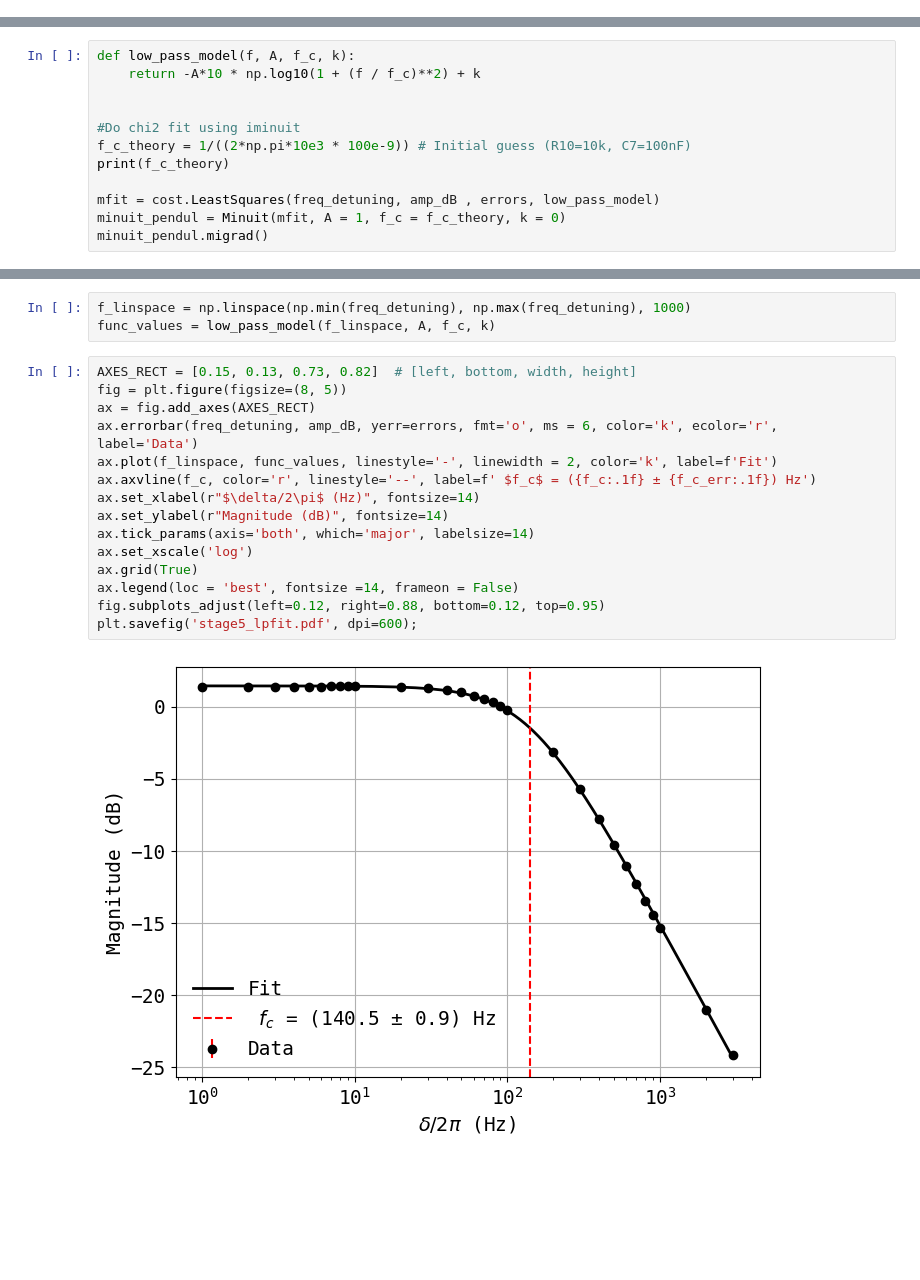
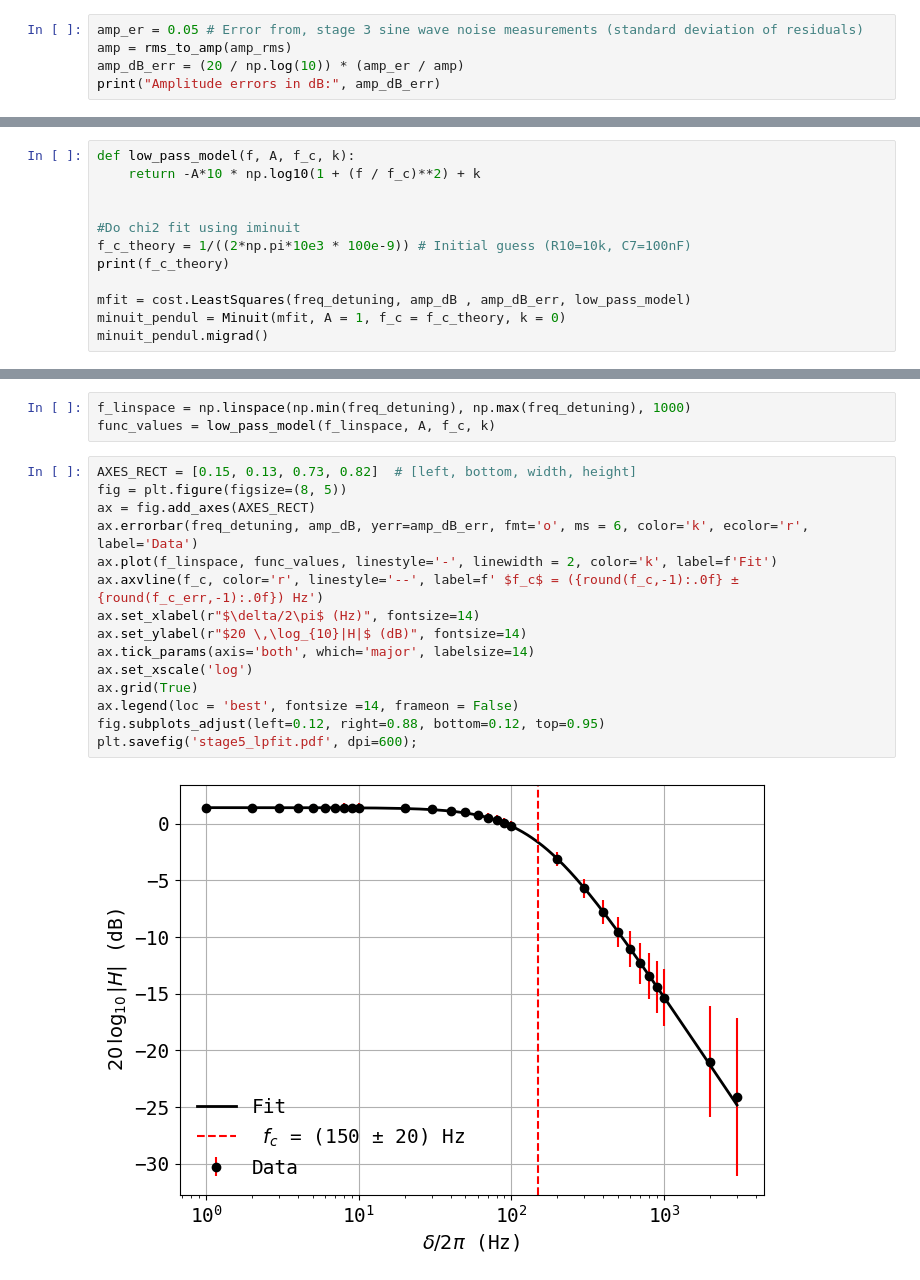
Before and after one commit to askeroelshoej/SP-Lock-In-Amp, a Jupyter notebook: experiment/analysis_stage_5.ipynb, the cells around one changed output, grey strips where cells are left out. Saved outputs shown, nothing was run; the diff lists cells and outputs as text; blank space fills up the shorter version.

```diff
--- a/experiment/analysis_stage_5.ipynb
+++ b/experiment/analysis_stage_5.ipynb
@@ -65,0 +66,5 @@ Estimated noise level (std of residuals): 0.0130 dB
+# %%
+amp_er = 0.05 # Error from, stage 3 sine wave noise measurements (standard deviation of residuals)
+amp = rms_to_amp(amp_rms)
+amp_dB_err = (20 / np.log(10)) * (amp_er / amp)
+print("Amplitude errors in dB:", amp_dB_err)
@@ -72,7 +83,7 @@ def low_pass_model(f, A, f_c, k):
 f_c_theory = 1/((2*np.pi*10e3 * 100e-9)) # Initial guess (R10=10k, C7=100nF)
 print(f_c_theory)
 
-mfit = cost.LeastSquares(freq_detuning, amp_dB , errors, low_pass_model)
+mfit = cost.LeastSquares(freq_detuning, amp_dB , amp_dB_err, low_pass_model)
 minuit_pendul = Minuit(mfit, A = 1, f_c = f_c_theory, k = 0)
 minuit_pendul.migrad()
 # %% [output]
@@ -118,19 +129,19 @@ func_values = low_pass_model(f_linspace, A, f_c, k)
 # %%
 AXES_RECT = [0.15, 0.13, 0.73, 0.82]  # [left, bottom, width, height]
 fig = plt.figure(figsize=(8, 5))
 ax = fig.add_axes(AXES_RECT)
-ax.errorbar(freq_detuning, amp_dB, yerr=errors, fmt='o', ms = 6, color='k', ecolor='r', label='Data')
+ax.errorbar(freq_detuning, amp_dB, yerr=amp_dB_err, fmt='o', ms = 6, color='k', ecolor='r', label='Data')
 ax.plot(f_linspace, func_values, linestyle='-', linewidth = 2, color='k', label=f'Fit')
-ax.axvline(f_c, color='r', linestyle='--', label=f' $f_c$ = ({f_c:.1f} ± {f_c_err:.1f}) Hz')
+ax.axvline(f_c, color='r', linestyle='--', label=f' $f_c$ = ({round(f_c,-1):.0f} ± {round(f_c_err,-1):.0f}) Hz')
 ax.set_xlabel(r"$\delta/2\pi$ (Hz)", fontsize=14)
-ax.set_ylabel(r"Magnitude (dB)", fontsize=14)
+ax.set_ylabel(r"$20 \,\log_{10}|H|$ (dB)", fontsize=14)
 ax.tick_params(axis='both', which='major', labelsize=14)
 ax.set_xscale('log')
 ax.grid(True)
 ax.legend(loc = 'best', fontsize =14, frameon = False)
 fig.subplots_adjust(left=0.12, right=0.88, bottom=0.12, top=0.95)
 plt.savefig('stage5_lpfit.pdf', dpi=600);
 # %% [output]
-[figure, old version]
+[figure, new version]
 # %%
 print(f_c*1e-3, f_c_err*1e-3)
```
Also changed, not shown: parts of 5 cells of this notebook, 7 other files.
